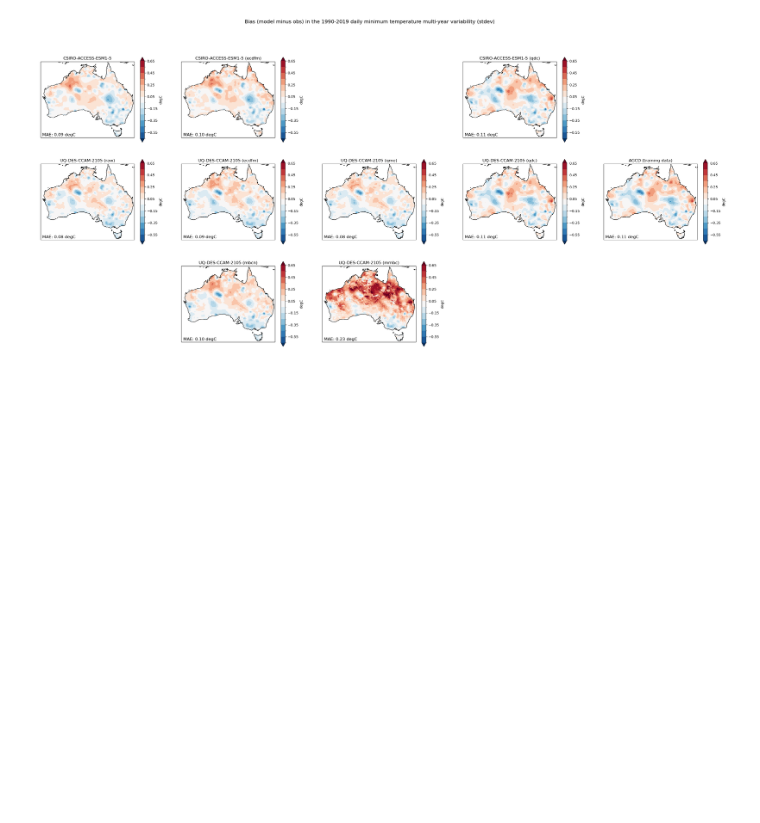
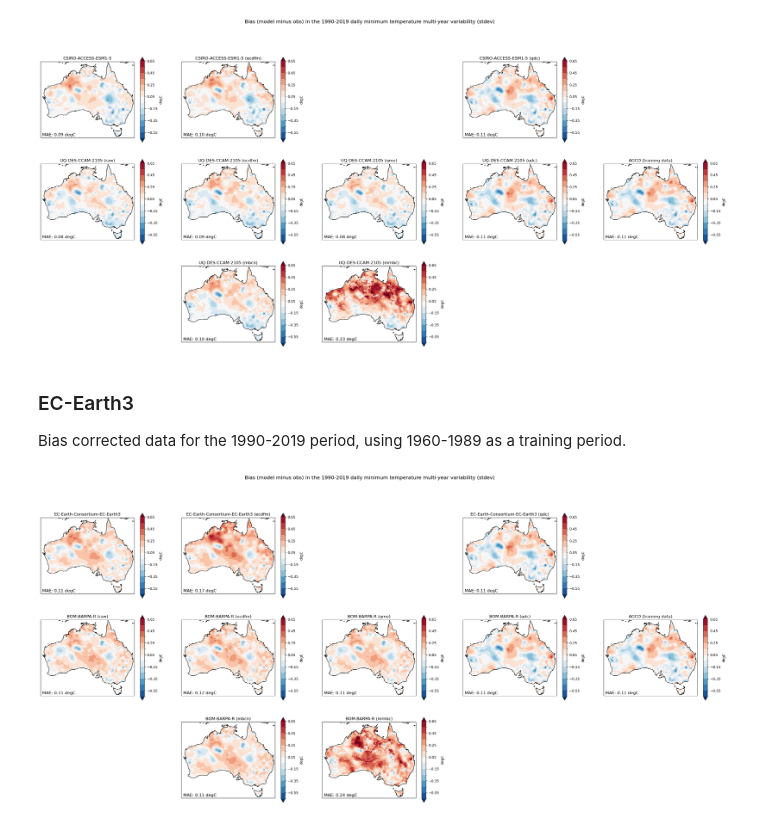
Before and after one commit to AusClimateService/npcp, a Jupyter notebook: results/multi-year_variability_tasmin.ipynb, the cells around one changed output. Cells and saved outputs as stored; diff of their text form; code cells hidden in the pictures; blank space fills up the shorter version.

```diff
--- a/results/multi-year_variability_tasmin.ipynb
+++ b/results/multi-year_variability_tasmin.ipynb
@@ -80,7 +80,7 @@ def get_obs_data(var, start_date, end_date):
 def get_gcm_data(var, gcm, start_date, end_date):
     """Get reference/raw GCM data."""
 
-    assert gcm in ['ECMWF-ERA5', 'CSIRO-ACCESS-ESM1-5']
+    assert gcm in ['ECMWF-ERA5', 'CSIRO-ACCESS-ESM1-5', 'NCAR-CESM2', 'EC-Earth-Consortium-EC-Earth3']
 
     da_gcm = utils.get_npcp_data(var, gcm, 'GCM', 'raw', 'task-reference', start_date, end_date)
 
@@ -90,7 +90,7 @@ def get_gcm_data(var, gcm, start_date, end_date):
 def get_rcm_data(var, gcm, rcm, start_date, end_date):
     """Get reference/raw RCM data"""
 
-    assert gcm in ['ECMWF-ERA5', 'CSIRO-ACCESS-ESM1-5']
+    assert gcm in ['ECMWF-ERA5', 'CSIRO-ACCESS-ESM1-5', 'NCAR-CESM2', 'EC-Earth-Consortium-EC-Earth3']
     assert rcm in ['BOM-BARPA-R', 'CSIRO-CCAM-2203', 'UQ-DES-CCAM-2105']
 
     da_rcm = utils.get_npcp_data(var, gcm, rcm, 'raw', 'task-reference', start_date, end_date)
@@ -101,7 +101,7 @@ def get_rcm_data(var, gcm, rcm, start_date, end_date):
 def get_bias_corrected_rcm_data(var, gcm, rcm, task, start_date, end_date):
     """Get bias corrected RCM data"""
 
-    assert gcm in ['ECMWF-ERA5', 'CSIRO-ACCESS-ESM1-5']
+    assert gcm in ['ECMWF-ERA5', 'CSIRO-ACCESS-ESM1-5', 'NCAR-CESM2', 'EC-Earth-Consortium-EC-Earth3']
     assert rcm in ['BOM-BARPA-R', 'CSIRO-CCAM-2203', 'UQ-DES-CCAM-2105']
     assert task in ['historical', 'xvalidation']
 
@@ -121,7 +121,7 @@ def get_bias_corrected_rcm_data(var, gcm, rcm, task, start_date, end_date):
 def get_bias_corrected_gcm_data(var, gcm, task, start_date, end_date):
     """Get bias corrected GCM data"""
 
-    assert gcm in ['ECMWF-ERA5', 'CSIRO-ACCESS-ESM1-5']
+    assert gcm in ['ECMWF-ERA5', 'CSIRO-ACCESS-ESM1-5', 'NCAR-CESM2', 'EC-Earth-Consortium-EC-Earth3']
     assert task in ['historical', 'xvalidation']
 
     bc_methods = ['ecdfm']
@@ -405,3 +405,22 @@ rcm = 'UQ-DES-CCAM-2105'
 plot_rcm(da_obs, da_gcm, gcm_bc_dict, variable, gcm, rcm, task, start_date, end_date, da_training_obs)
 # %% [output]
 [figure]
+# %% [markdown]
+### EC-Earth3
+
+Bias corrected data for the 1990-2019 period, using 1960-1989 as a training period.
+# %%
+gcm = 'EC-Earth-Consortium-EC-Earth3'
+task = 'xvalidation'
+start_date, end_date = get_assessment_time_bounds(gcm, task)
+da_obs = get_obs_data(variable, start_date, end_date)
+da_gcm = get_gcm_data(variable, gcm, start_date, end_date)
+gcm_bc_dict = get_bias_corrected_gcm_data(variable, gcm, task, start_date, end_date)
+
+training_start, training_end = get_training_time_bounds(gcm)
+da_training_obs = get_obs_data(variable, training_start, training_end)
+# %%
+rcm = 'BOM-BARPA-R'
+plot_rcm(da_obs, da_gcm, gcm_bc_dict, variable, gcm, rcm, task, start_date, end_date, da_training_obs)
+# %% [output]
+[figure, added]
```
Also changed, not shown: parts of 1 cell of this notebook, 3 other files.
